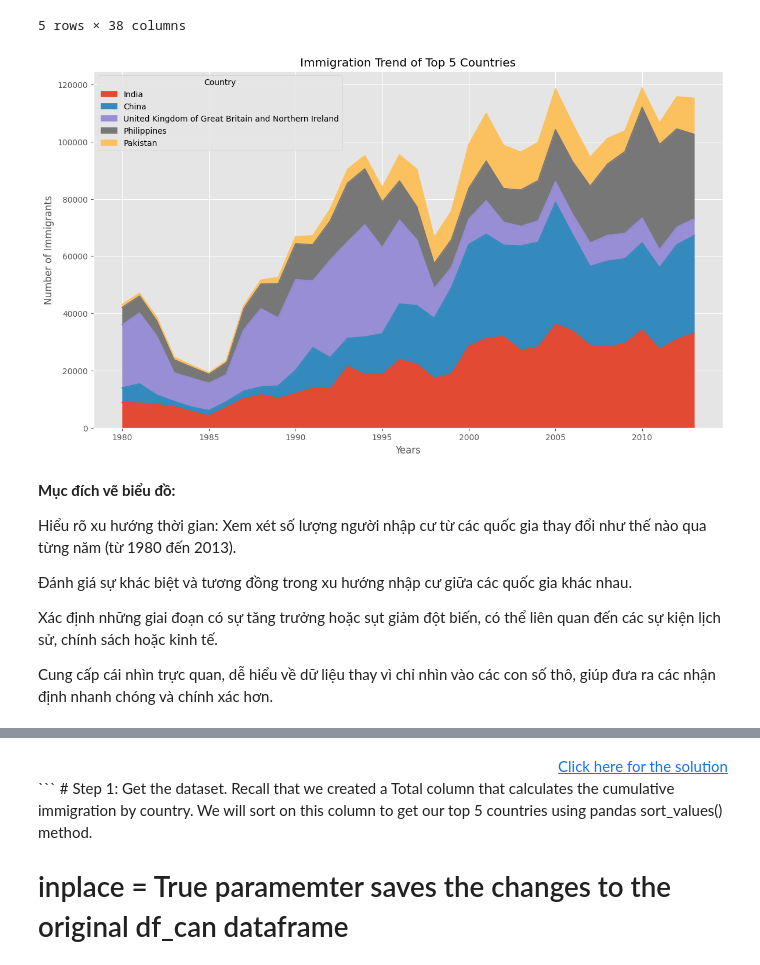
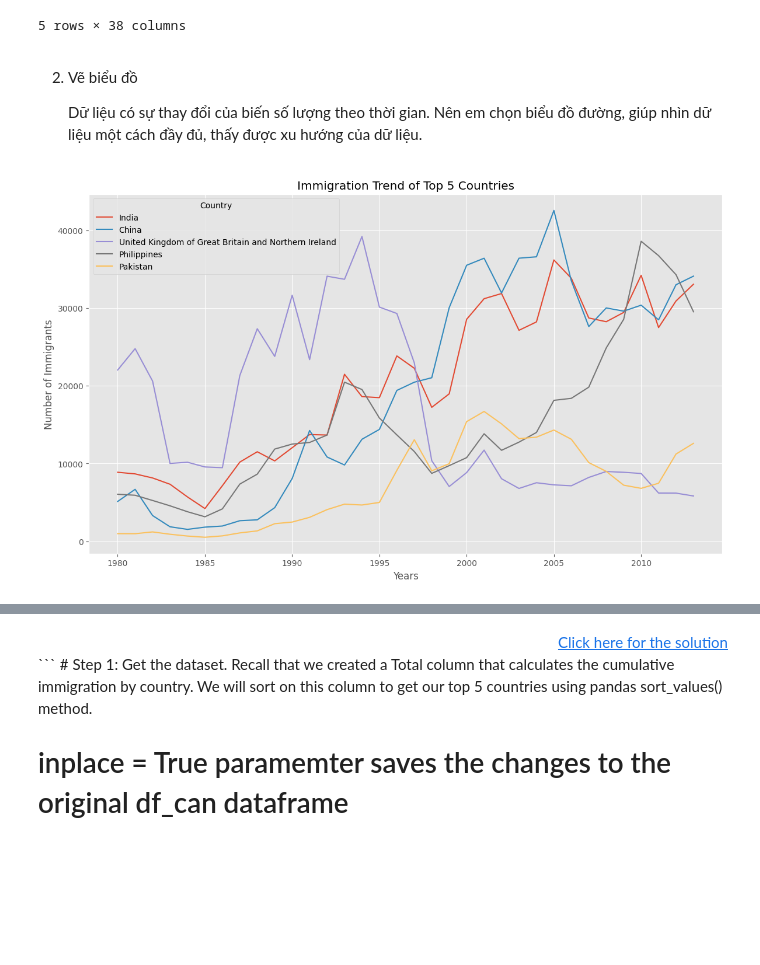
Before and after one commit to Lloyd2103/CS441V_DataVisualization, a Jupyter notebook: DV0101EN_Exercise_Introduction_to_Matplotlib_and_Line_Plots_py.ipynb, the cells around one changed output, grey strips where cells are left out. Cells and saved outputs as stored; diff of their text form; code cells hidden in the pictures; blank space fills up the shorter version.

```diff
--- a/DV0101EN_Exercise_Introduction_to_Matplotlib_and_Line_Plots_py.ipynb
+++ b/DV0101EN_Exercise_Introduction_to_Matplotlib_and_Line_Plots_py.ipynb
@@ -933,40 +954,34 @@ top5
 | Philippines | Asia | South-Eastern Asia | Developing regions | 6051 | 5921 | 5249 | 4562 | 3801 | 3150 | 4166 | ... | ... |
 | Pakistan | Asia | Southern Asia | Developing regions | 978 | 972 | 1201 | 900 | 668 | 514 | 691 | ... | ... |
 5 rows × 38 columns
+# %% [markdown]
+2. Vẽ biểu đồ
+
+    Dữ liệu có sự thay đổi của biến số lượng theo thời gian. Nên em chọn biểu đồ đường, giúp nhìn dữ liệu một cách đầy đủ, thấy được xu hướng của dữ liệu.
 # %%
 # The error occurs because the column names representing the years in the 'top5' DataFrame
 # might still be integers, while the 'years' list contains string representations of those years.
 # To fix this, we need to ensure that the column names in 'top5' are also strings.
 
 # Convert column names to string type, just in case they are still integers.
 # This ensures consistency with the 'years' list which contains string-type year labels.
 top5.columns = top5.columns.map(str)
 
 # Select only the year columns for plotting and transpose the DataFrame
 df_plot = top5[years].T
 
 # Convert the index of the transposed DataFrame to integers for proper plotting on the x-axis
 df_plot.index = df_plot.index.map(int)
 
 # Plot the area chart
-df_plot.plot(kind='area', figsize=(14, 8))
+df_plot.plot(kind='line', figsize=(14, 8))
 
 # Add title and labels to the plot
 plt.title('Immigration Trend of Top 5 Countries')
 plt.ylabel('Number of Immigrants')
 plt.xlabel('Years')
 
 # Display the plot
 plt.show()
 # %% [output]
-[figure, old version]
+[figure, new version]
-# %% [markdown]
-**Mục đích vẽ biểu đồ:**
-
-  Hiểu rõ xu hướng thời gian: Xem xét số lượng người nhập cư từ các quốc gia thay đổi như thế nào qua từng năm (từ 1980 đến 2013).
-
-  Đánh giá sự khác biệt và tương đồng trong xu hướng nhập cư giữa các quốc gia khác nhau.
-
-  Xác định những giai đoạn có sự tăng trưởng hoặc sụt giảm đột biến, có thể liên quan đến các sự kiện lịch sử, chính sách hoặc kinh tế.
-
-  Cung cấp cái nhìn trực quan, dễ hiểu về dữ liệu thay vì chỉ nhìn vào các con số thô, giúp đưa ra các nhận định nhanh chóng và chính xác hơn.
```
Also changed, not shown: parts of 16 cells of this notebook.
